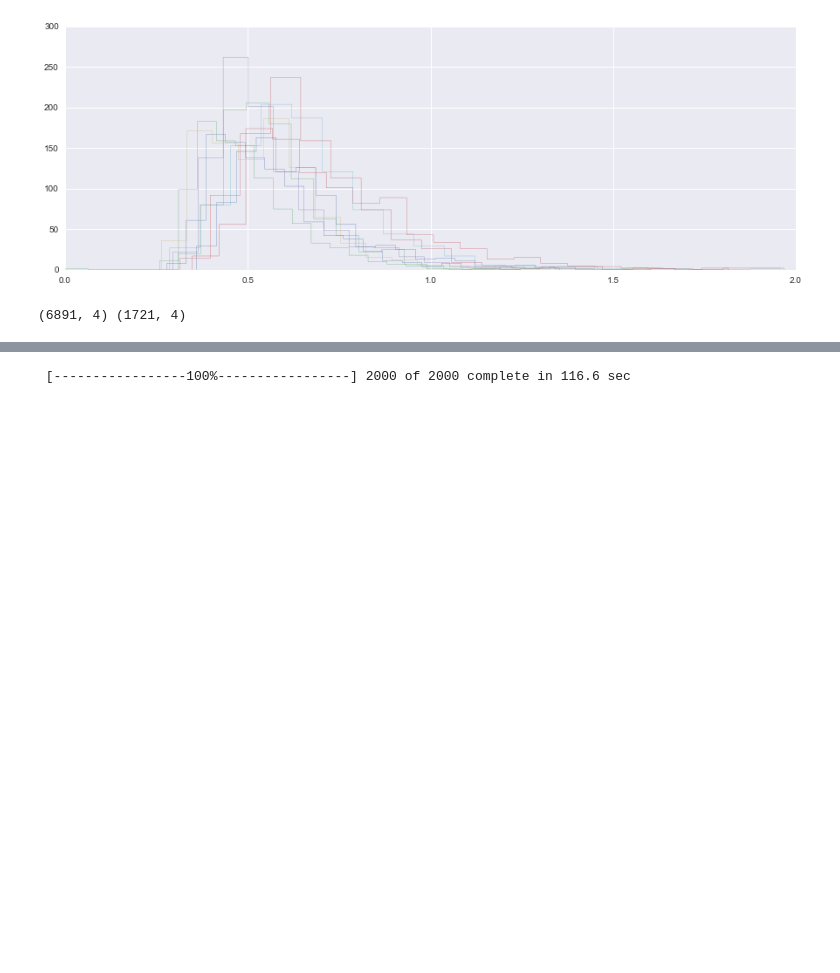
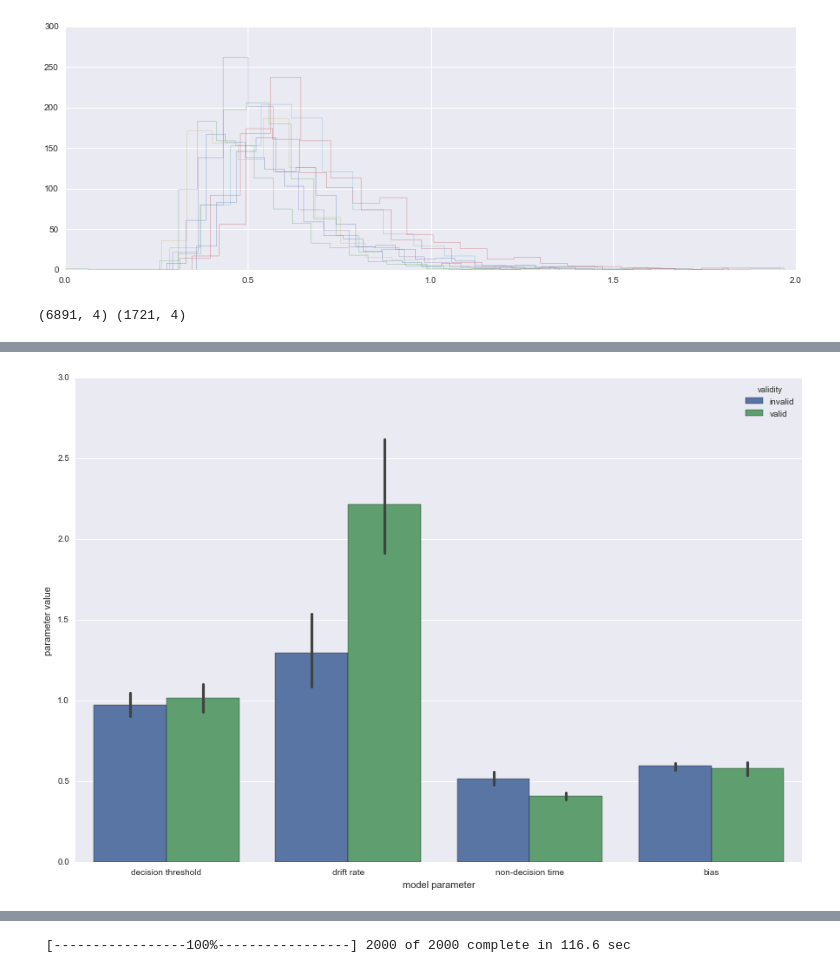
Before and after one commit to Nian-Jingqing/AttentionSaccade, a Jupyter notebook: AttentionSaccade_DiffusionModelling.ipynb, the cells around one changed output, grey strips where cells are left out. Drawn from its saved outputs; the diff is of its cells as text; code cells hidden in the pictures; blank space fills up the shorter version.

```diff
--- a/AttentionSaccade_DiffusionModelling.ipynb
+++ b/AttentionSaccade_DiffusionModelling.ipynb
@@ -84,0 +121,24 @@ stats[stats.index.isin(['a(valid)','a(invalid)','v(valid)','v(invalid)','t(valid
+# %%
+indices = ['a(valid)' , 'a(invalid)' ,'a_std' , 'v(valid)' , 'v(invalid)' ,'v_std' ,
+           't(valid)' , 't(invalid)' ,'t_std' , 'z(valid)' , 'z(invalid)' ,'z_std', 'sv(valid)', 'sv(invalid)', 'st(valid)', 'st(invalid)']
+#           'sv(valid)', 'sv(invalid)', 'st(valid)', 'st(invalid)'])
+stats = pd.DataFrame(stats)
+plotsub_stats = stats.drop(indices); plotsub_stats = pd.DataFrame(plotsub_stats.loc[:,'mean'])
+# %%
+plotsub_stats['modelparam'] = np.sort(np.tile(range(1,5),18))
+plotsub_stats['validity']   = np.tile([1,2],36)
+plotsub_stats['subject']    = np.tile(np.sort(np.tile(range(1,10), 2)),4)
+
+plotsub_stats.loc[plotsub_stats.modelparam ==1, 'modelparam'] = 'a'; plotsub_stats.loc[plotsub_stats.modelparam ==2, 'modelparam'] = 'v'
+plotsub_stats.loc[plotsub_stats.modelparam ==3, 'modelparam'] = 't'; plotsub_stats.loc[plotsub_stats.modelparam ==4, 'modelparam'] = 'z'
+
+plotsub_stats.loc[plotsub_stats.validity==1, 'validity'] = 'invalid';plotsub_stats.loc[plotsub_stats.validity==2, 'validity'] = 'valid'
+# %%
+plt.rcParams['figure.figsize'] = (15,10)
+ax = sns.barplot(data = plotsub_stats, x = 'modelparam', hue = 'validity', y = 'mean')
+
+ax.set_xticklabels(['decision threshold', 'drift rate', 'non-decision time', 'bias'])
+ax.set_ylabel('parameter value'); ax.set_xlabel('model parameter')
+plt.savefig(os.path.join(os.getcwd(), 'modelparameter_barplot_9subs'))
+# %% [output]
+[figure, added]
```
Also changed, not shown: parts of 6 cells of this notebook.
